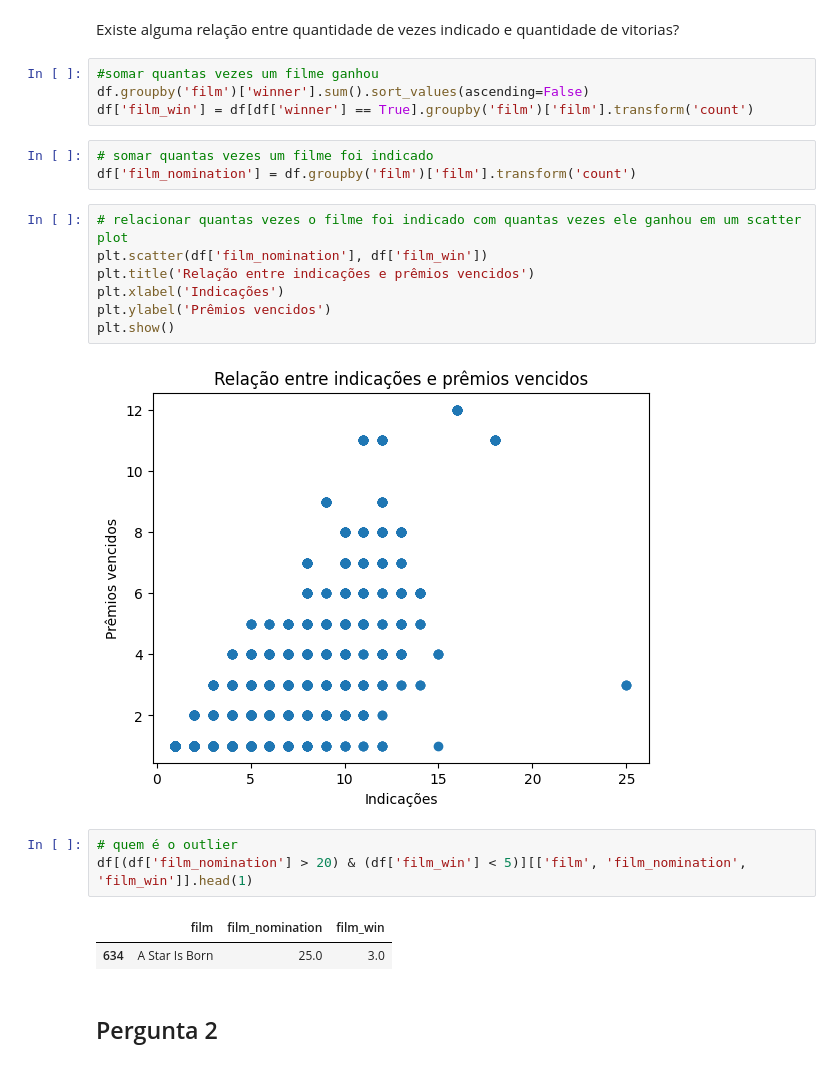
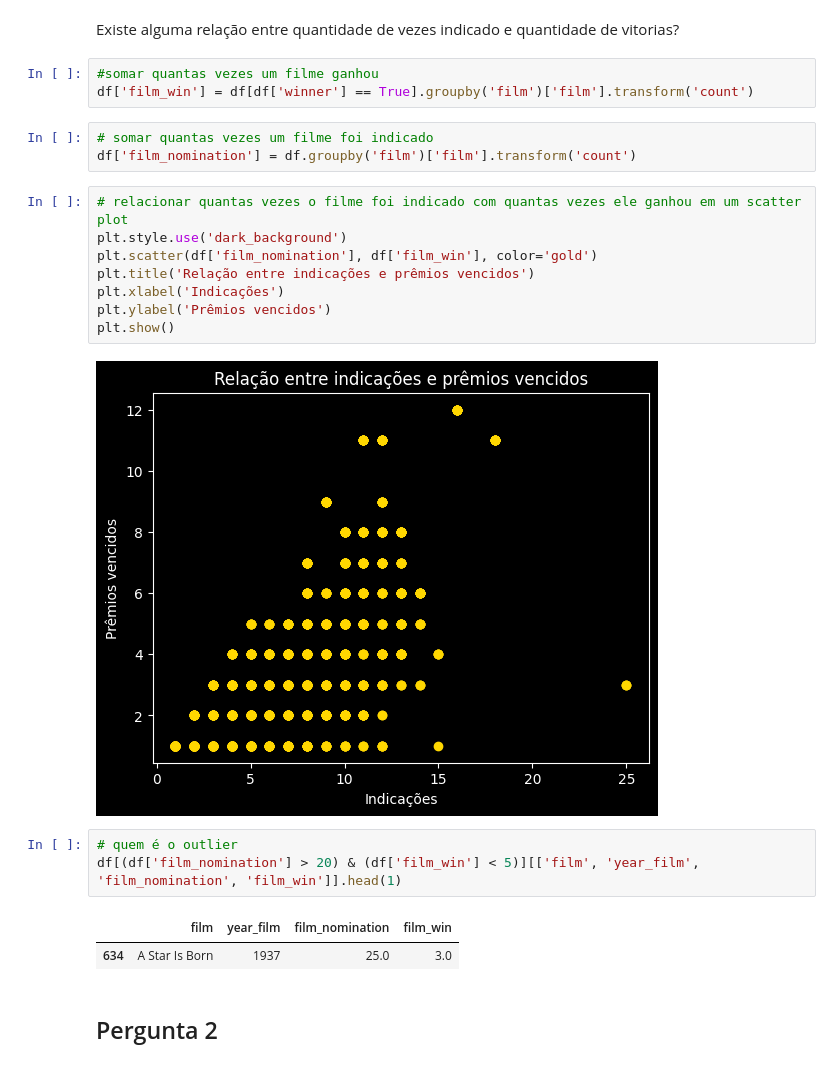
Before and after one commit to marleyabe/analise_oscar_awards, a Jupyter notebook: prova.ipynb, the cells around one changed output. Saved outputs shown, nothing was run; the diff lists cells and outputs as text.

```diff
--- a/prova.ipynb
+++ b/prova.ipynb
@@ -80,26 +52,26 @@ dtype: int64
 Existe alguma relação entre quantidade de vezes indicado e quantidade de vitorias?
 # %%
 #somar quantas vezes um filme ganhou
-df.groupby('film')['winner'].sum().sort_values(ascending=False)
 df['film_win'] = df[df['winner'] == True].groupby('film')['film'].transform('count')
 # %%
 # somar quantas vezes um filme foi indicado
 df['film_nomination'] = df.groupby('film')['film'].transform('count')
 # %%
 # relacionar quantas vezes o filme foi indicado com quantas vezes ele ganhou em um scatter plot
-plt.scatter(df['film_nomination'], df['film_win'])
+plt.style.use('dark_background')
+plt.scatter(df['film_nomination'], df['film_win'], color='gold')
 plt.title('Relação entre indicações e prêmios vencidos')
 plt.xlabel('Indicações')
 plt.ylabel('Prêmios vencidos')
 plt.show()
 # %% [output]
-[figure, old version]
+[figure, new version]
 # %%
 # quem é o outlier
-df[(df['film_nomination'] > 20) & (df['film_win'] < 5)][['film', 'film_nomination', 'film_win']].head(1)
+df[(df['film_nomination'] > 20) & (df['film_win'] < 5)][['film', 'year_film', 'film_nomination', 'film_win']].head(1)
 # %% [output]
-|  | film | film_nomination | film_win |
-| 634 | A Star Is Born | 25.0 | 3.0 |
+|  | film | year_film | film_nomination | film_win |
+| 634 | A Star Is Born | 1937 | 25.0 | 3.0 |
 # %% [markdown]
 ## Pergunta 2
 # %% [markdown]
```
Also changed, not shown: parts of 14 cells of this notebook.
